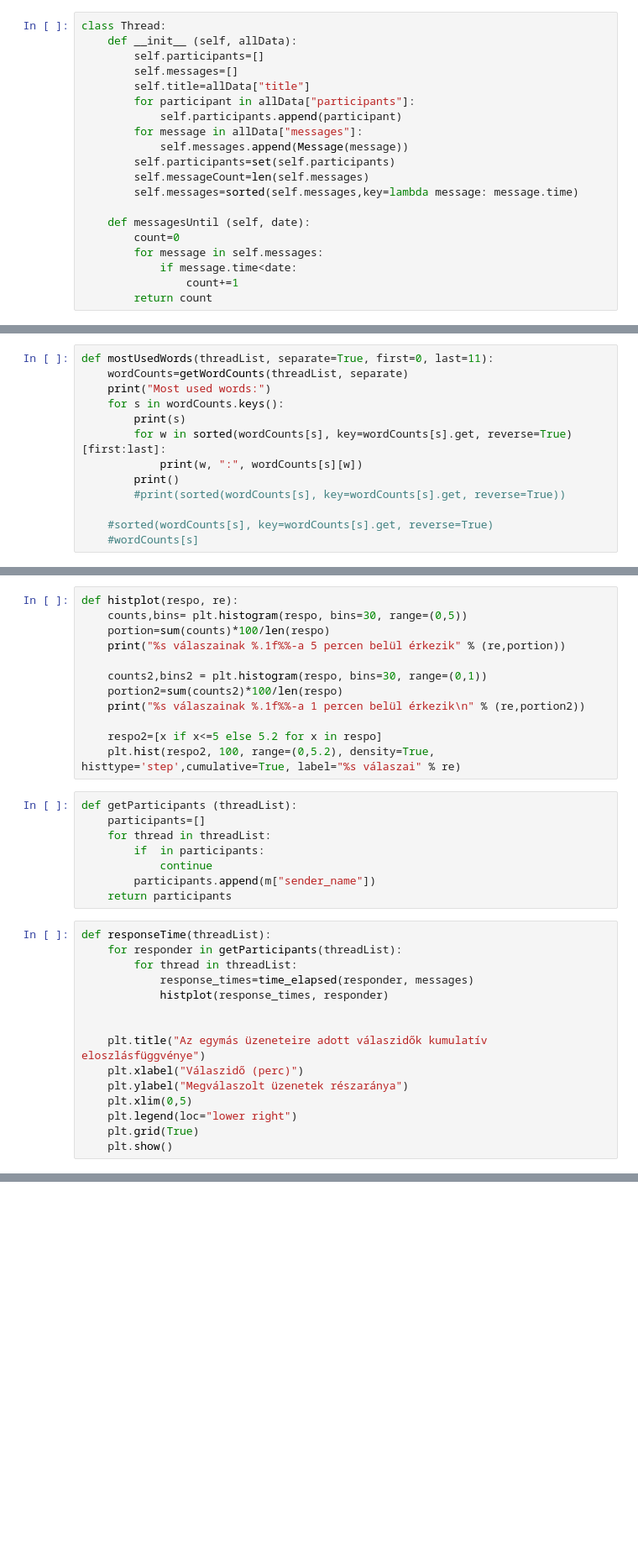
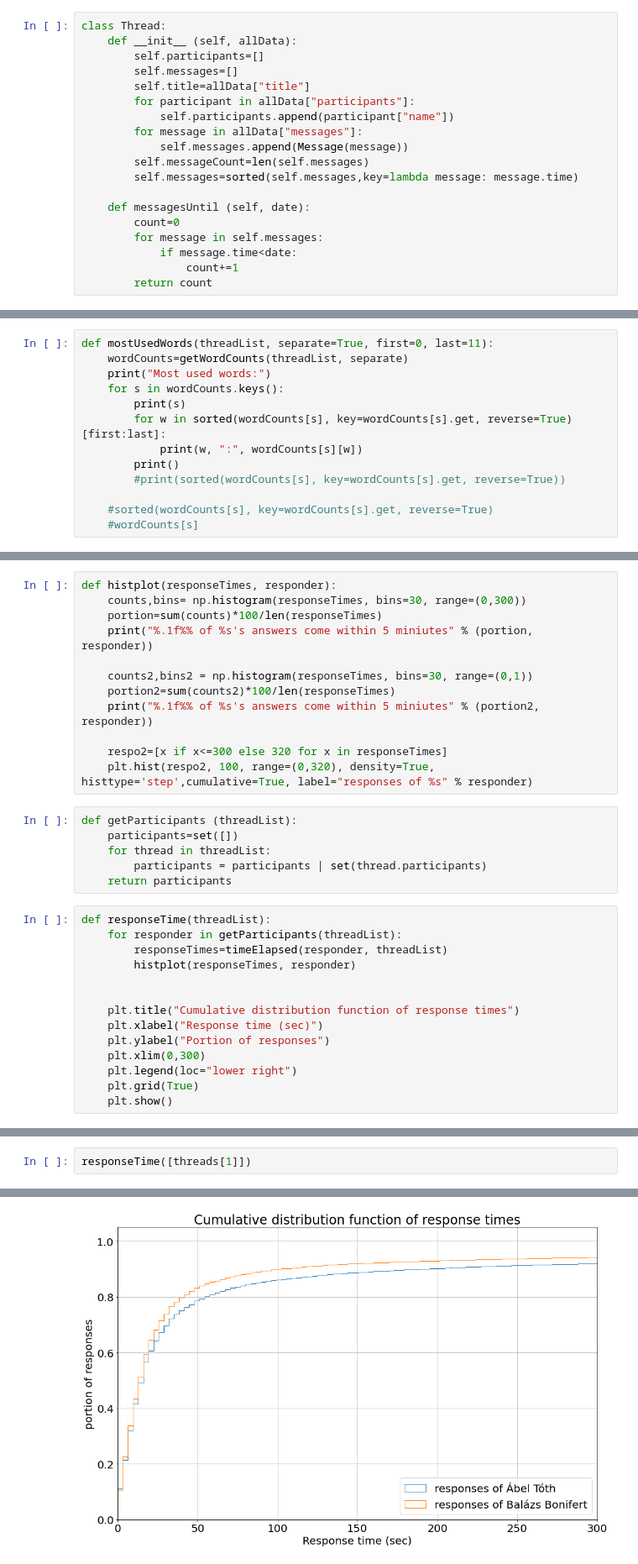
Before and after one commit to kecsapo/Messenger-Analytics, a Jupyter notebook: MessengerAnalytics.ipynb, the cells around one changed output, grey strips where cells are left out. Shown: that part at 84% size. Cells and saved outputs as stored; diff of their text form; blank space fills up the shorter version.

Commit message:
histogram

```diff
--- a/MessengerAnalytics.ipynb
+++ b/MessengerAnalytics.ipynb
@@ -35,10 +35,9 @@ class Thread:
         self.messages=[]
         self.title=allData["title"]
         for participant in allData["participants"]:
-            self.participants.append(participant)
+            self.participants.append(participant["name"])
         for message in allData["messages"]:
             self.messages.append(Message(message))
-        self.participants=set(self.participants)
         self.messageCount=len(self.messages)
         self.messages=sorted(self.messages,key=lambda message: message.time)
 
@@ -281,35 +281,32 @@ def time_elapsed(resp, messages):
 # %%
-def histplot(respo, re):
-    counts,bins= plt.histogram(respo, bins=30, range=(0,5))
-    portion=sum(counts)*100/len(respo)
-    print("%s válaszainak %.1f%%-a 5 percen belül érkezik" % (re,portion))
+def histplot(responseTimes, responder):
+    counts,bins= np.histogram(responseTimes, bins=30, range=(0,300))
+    portion=sum(counts)*100/len(responseTimes)
+    print("%.1f%% of %s's answers come within 5 miniutes" % (portion, responder))
 
-    counts2,bins2 = plt.histogram(respo, bins=30, range=(0,1))
-    portion2=sum(counts2)*100/len(respo)
-    print("%s válaszainak %.1f%%-a 1 percen belül érkezik\n" % (re,portion2))
+    counts2,bins2 = np.histogram(responseTimes, bins=30, range=(0,1))
+    portion2=sum(counts2)*100/len(responseTimes)
+    print("%.1f%% of %s's answers come within 5 miniutes" % (portion2, responder))
 
-    respo2=[x if x<=5 else 5.2 for x in respo]
-    plt.hist(respo2, 100, range=(0,5.2), density=True, histtype='step',cumulative=True, label="%s válaszai" % re)
+    respo2=[x if x<=300 else 320 for x in responseTimes]
+    plt.hist(respo2, 100, range=(0,320), density=True, histtype='step',cumulative=True, label="responses of %s" % responder)
 # %%
 def getParticipants (threadList):
-    participants=[]
+    participants=set([])
     for thread in threadList:
-        if  in participants:
-            continue
-        participants.append(m["sender_name"])
+        participants = participants | set(thread.participants)
     return participants
 # %%
 def responseTime(threadList):
     for responder in getParticipants(threadList):
-        for thread in threadList:
-            response_times=time_elapsed(responder, messages)
-            histplot(response_times, responder)
+        responseTimes=timeElapsed(responder, threadList)
+        histplot(responseTimes, responder)
 
 
-    plt.title("Az egymás üzeneteire adott válaszidők kumulatív eloszlásfüggvénye")
-    plt.xlabel("Válaszidő (perc)")
-    plt.ylabel("Megválaszolt üzenetek részaránya")
-    plt.xlim(0,5)
+    plt.title("Cumulative distribution function of response times")
+    plt.xlabel("Response time (sec)")
+    plt.ylabel("Portion of responses")
+    plt.xlim(0,300)
     plt.legend(loc="lower right")
     plt.grid(True)
     plt.show()
@@ -334,0 +313,3 @@ WordNumber(mm,"xddddd")
+# %%
+responseTime([threads[1]])
+# %% [output]
@@ -334,0 +320 @@ WordNumber(mm,"xddddd")
+[figure, added]
```
Also changed, not shown: parts of 7 cells of this notebook.
